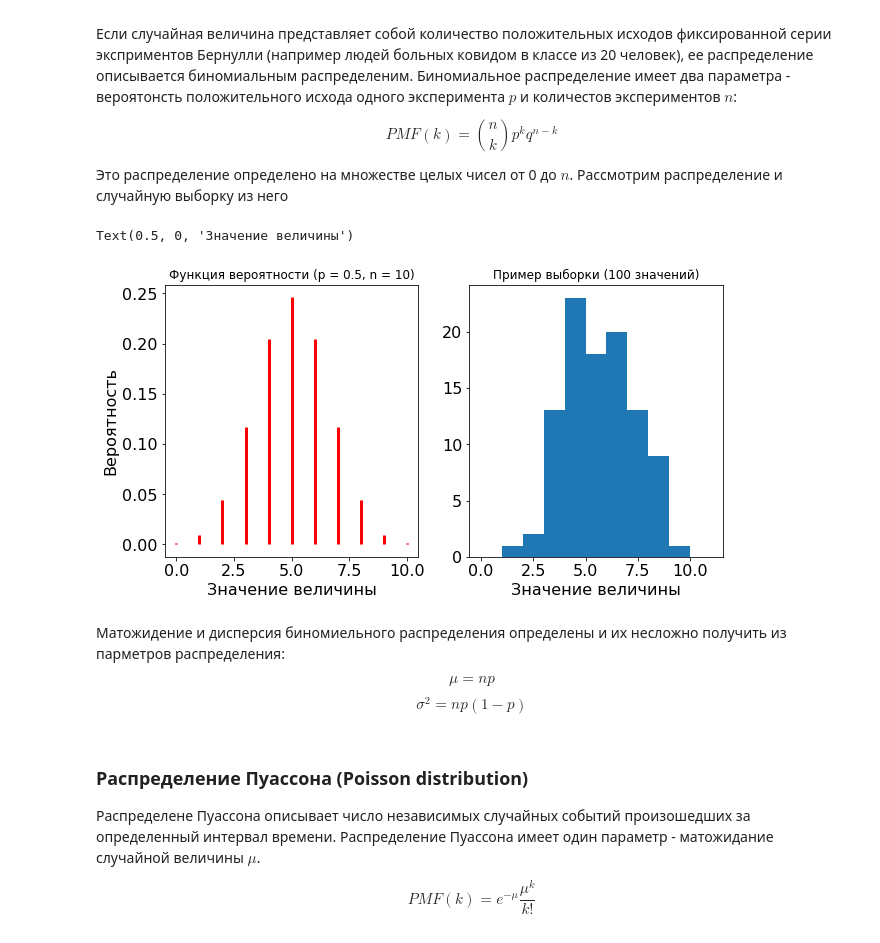
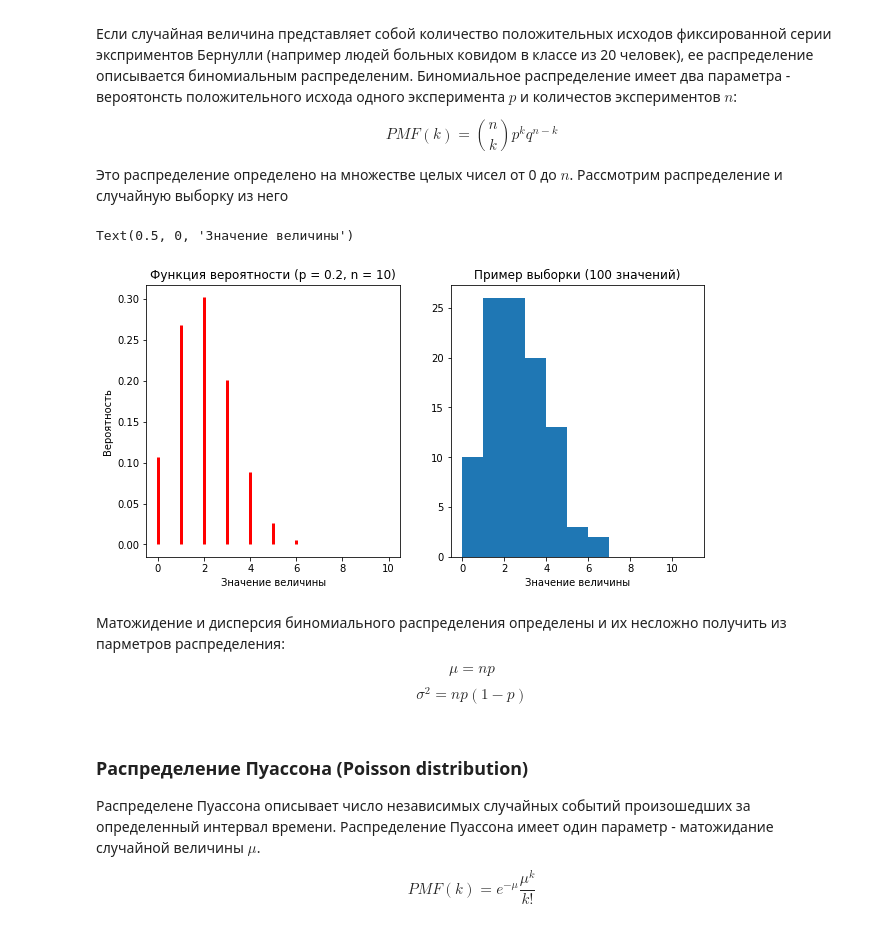
Before and after one commit to mozgit/From-Stats-to-ML, a Jupyter notebook: Лекция_3_Распределения.ipynb, the cells around one changed output. Cells and saved outputs as stored; diff of their text form; code cells hidden in the pictures.

```diff
--- a/Лекция_3_Распределения.ipynb
+++ b/Лекция_3_Распределения.ipynb
@@ -125,26 +126,27 @@ $$ PMF(k) = \binom{n}{k} p^kq^{n-k} $$
 Это распределение определено на множестве целых чисел от 0 до $n$. Рассмотрим распределение и случайную выборку из него
 # %%
 from scipy.stats import binom
-p = 0.5
+import numpy as np
+p = 0.2
 n = 10
 size = 100
 distr = binom(p = p, n = n)
 
 sample = distr.rvs(size)
 f, ax = plt.subplots(1, 2, figsize = (10, 5))
 x = range(n+1)
 ax[0].vlines(x, 0, distr.pmf(x), color='red', linestyles='-', lw=3)
 ax[0].set_title(f"Функция вероятности (p = {p}, n = {n})")
 ax[0].set_ylabel("Вероятность")
 ax[0].set_xlabel("Значение величины")
 ax[1].hist(sample, bins = np.linspace(0,n+1, n+2))
 ax[1].set_title(f"Пример выборки ({size} значений)")
 ax[1].set_xlabel("Значение величины")
 # %% [output]
 Text(0.5, 0, 'Значение величины')
-[figure, old version]
+[figure, new version]
 # %% [markdown]
-Матожидение и дисперсия биномиельного распределения определены и их несложно получить из парметров распределения:
+Матожидение и дисперсия биномиального распределения определены и их несложно получить из парметров распределения:
 
 $$\mu = np$$
 $$\sigma^2 = n p (1-p)$$
```
Also changed, not shown: parts of 18 cells of this notebook, 1 other file.
